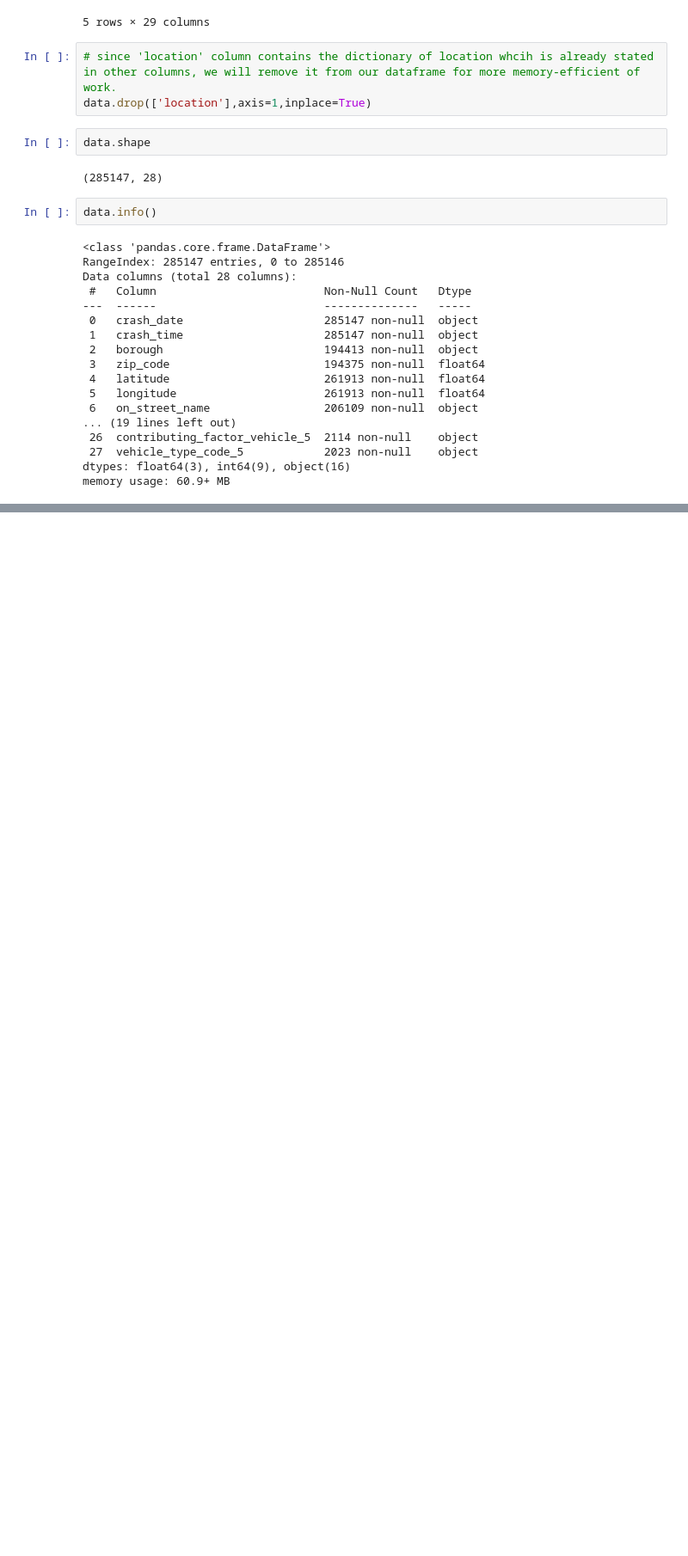
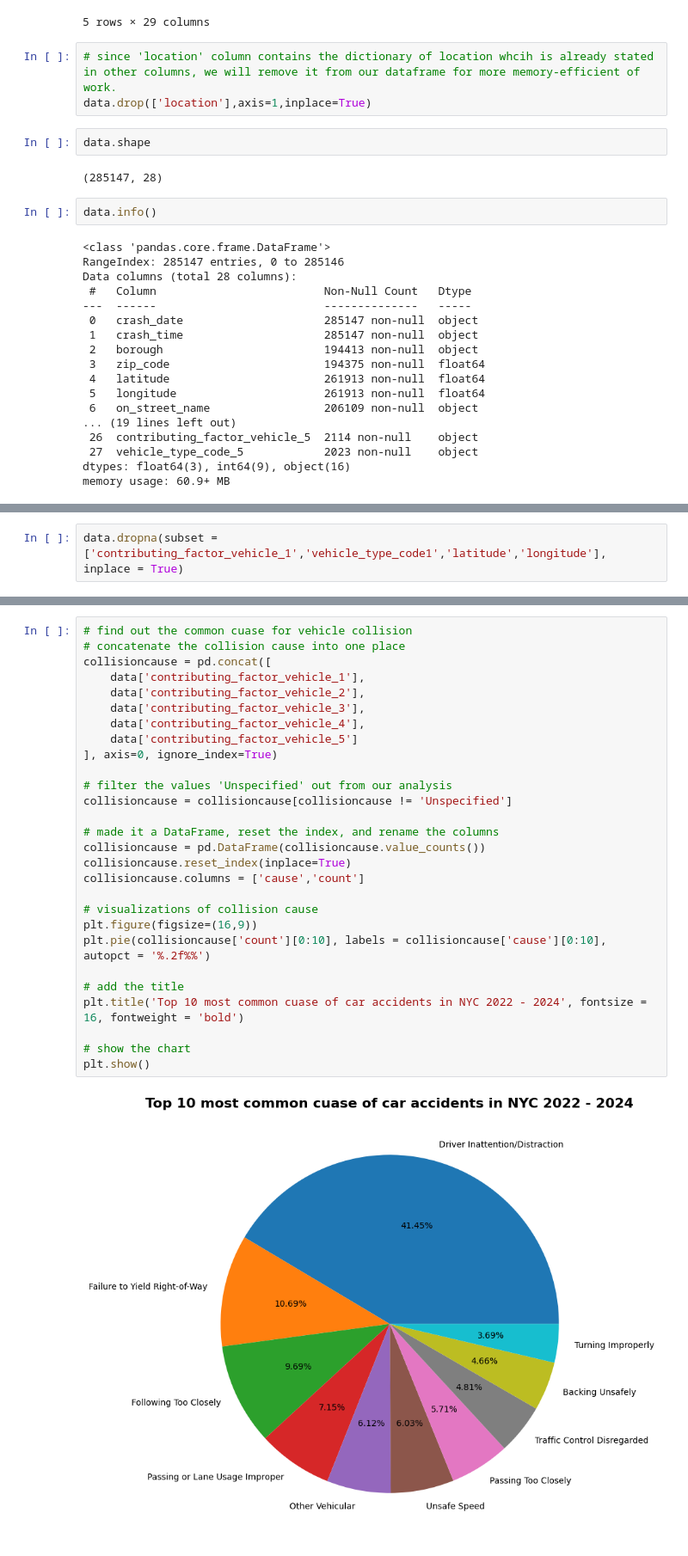
Before and after one commit to gamegtboyz/de01-final-projects, a Jupyter notebook: collisionsanalysis.ipynb, the cells around one changed output, grey strips where cells are left out. Shown: that part at 86% size. Saved outputs shown, nothing was run; the diff lists cells and outputs as text; blank space fills up the shorter version.

Commit message:
add some visualization

```diff
--- a/collisionsanalysis.ipynb
+++ b/collisionsanalysis.ipynb
@@ -146,0 +77,2 @@ Name: count, Length: 1257, dtype: int64
+# %%
+data.dropna(subset = ['contributing_factor_vehicle_1','vehicle_type_code1','latitude','longitude'], inplace = True)
@@ -146,0 +101,30 @@ Name: count, Length: 1257, dtype: int64
+# %%
+# find out the common cuase for vehicle collision
+# concatenate the collision cause into one place
+collisioncause = pd.concat([
+    data['contributing_factor_vehicle_1'],
+    data['contributing_factor_vehicle_2'],
+    data['contributing_factor_vehicle_3'],
+    data['contributing_factor_vehicle_4'],
+    data['contributing_factor_vehicle_5']
+], axis=0, ignore_index=True)
+
+# filter the values 'Unspecified' out from our analysis
+collisioncause = collisioncause[collisioncause != 'Unspecified']
+
+# made it a DataFrame, reset the index, and rename the columns
+collisioncause = pd.DataFrame(collisioncause.value_counts())
+collisioncause.reset_index(inplace=True)
+collisioncause.columns = ['cause','count']
+
+# visualizations of collision cause
+plt.figure(figsize=(16,9))
+plt.pie(collisioncause['count'][0:10], labels = collisioncause['cause'][0:10], autopct = '%.2f%%')
+
+# add the title
+plt.title('Top 10 most common cuase of car accidents in NYC 2022 - 2024', fontsize = 16, fontweight = 'bold')
+
+# show the chart
+plt.show()
+# %% [output]
+[figure, added]
```
Also changed, not shown: parts of 18 cells of this notebook, 1 other file.
